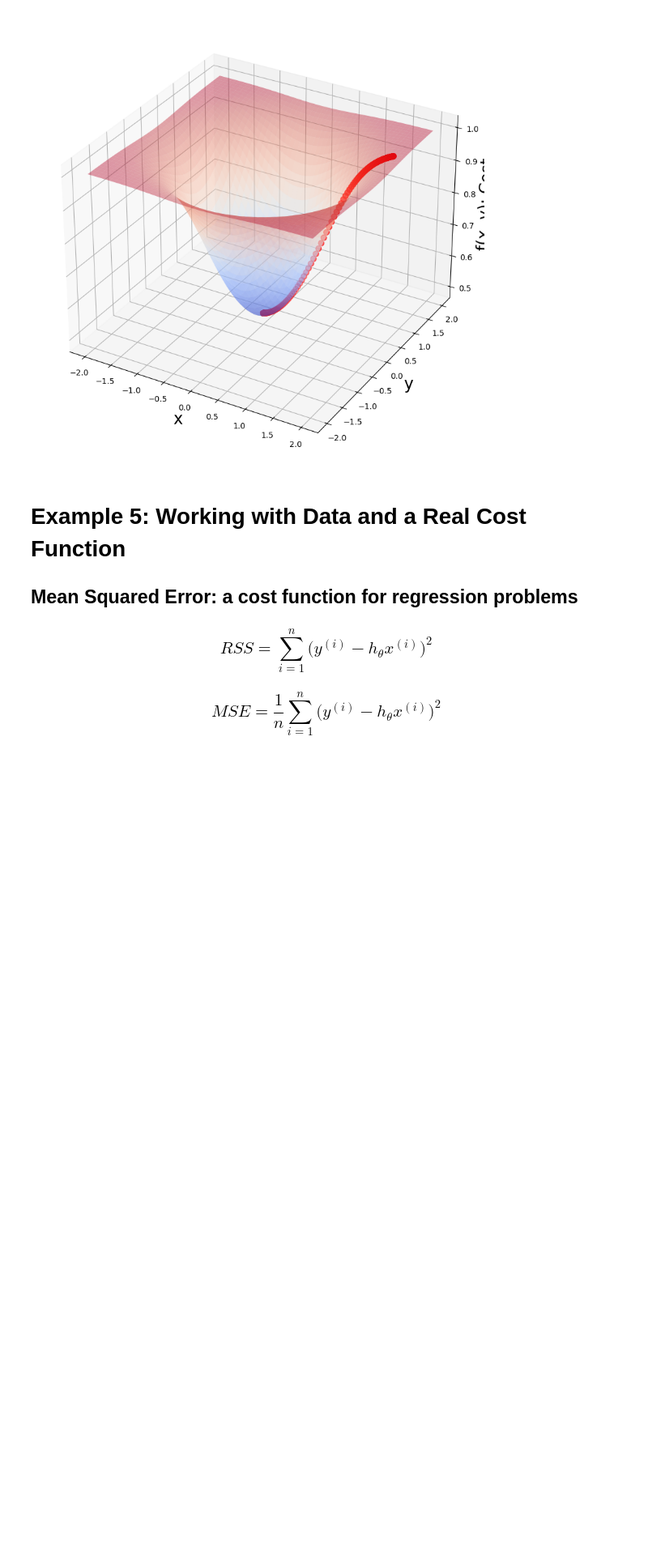
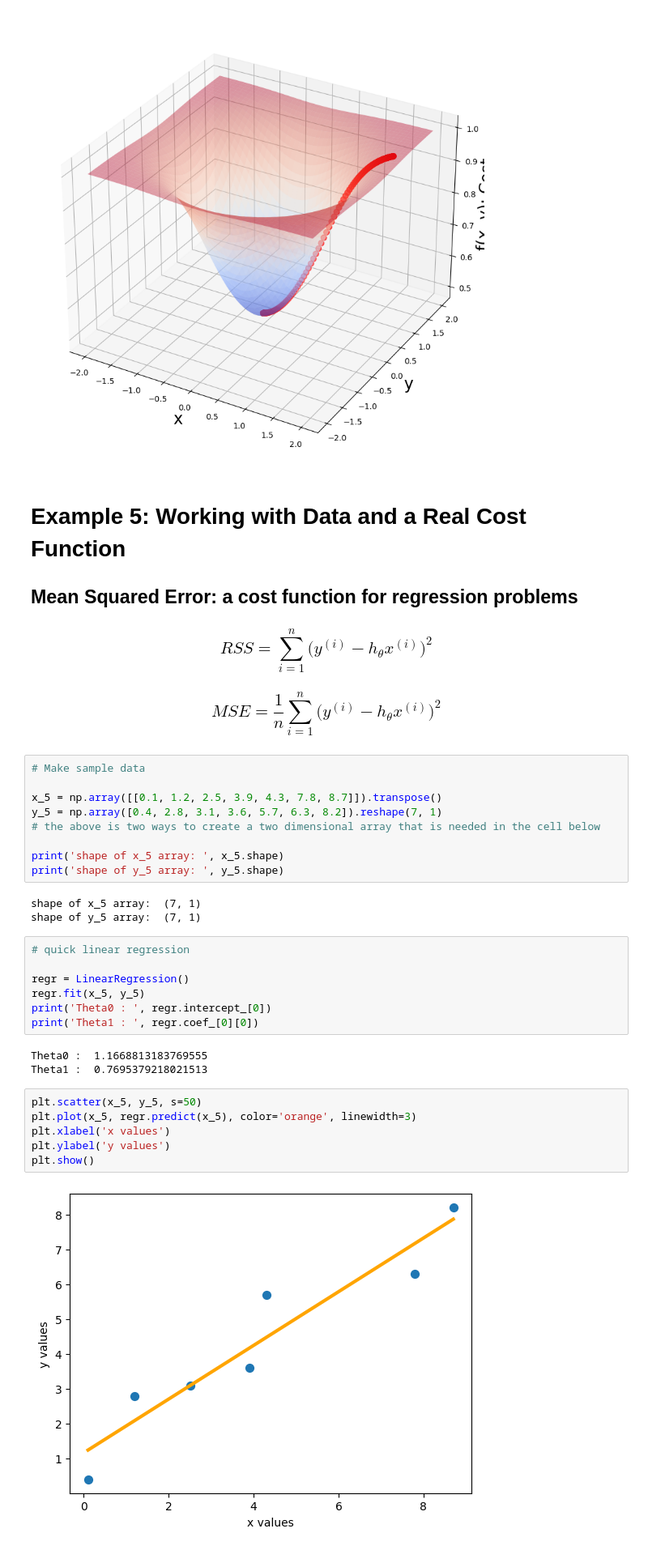
Before and after one commit to robertluera/rl-app-brewery-data-science-course, a Jupyter notebook: Gradient_Descent.ipynb, the cells around one changed output. Shown at 81% size. Drawn from its saved outputs; the diff is of its cells as text; blank space fills up the shorter version.

```diff
--- a/Gradient_Descent.ipynb
+++ b/Gradient_Descent.ipynb
@@ -575,3 +578,33 @@ plt.show()
 ### $$RSS = \sum_{i=1}^{n} \big(y^{(i)}-h_\theta x^{(i)} \big)^2$$
 
 ### $$MSE = \frac{1}{n} \sum_{i=1}^{n} \big(y^{(i)}-h_\theta x^{(i)} \big)^2$$
+# %%
+# Make sample data
+
+x_5 = np.array([[0.1, 1.2, 2.5, 3.9, 4.3, 7.8, 8.7]]).transpose()
+y_5 = np.array([0.4, 2.8, 3.1, 3.6, 5.7, 6.3, 8.2]).reshape(7, 1)
+# the above is two ways to create a two dimensional array that is needed in the cell below
+
+print('shape of x_5 array: ', x_5.shape)
+print('shape of y_5 array: ', y_5.shape)
+# %% [output]
+shape of x_5 array:  (7, 1)
+shape of y_5 array:  (7, 1)
+# %%
+# quick linear regression
+
+regr = LinearRegression()
+regr.fit(x_5, y_5)
+print('Theta0 : ', regr.intercept_[0])
+print('Theta1 : ', regr.coef_[0][0])
+# %% [output]
+Theta0 :  1.1668813183769555
+Theta1 :  0.7695379218021513
+# %%
+plt.scatter(x_5, y_5, s=50)
+plt.plot(x_5, regr.predict(x_5), color='orange', linewidth=3)
+plt.xlabel('x values')
+plt.ylabel('y values')
+plt.show()
+# %% [output]
+[figure, added]
```
Also changed, not shown: parts of 4 cells of this notebook.
